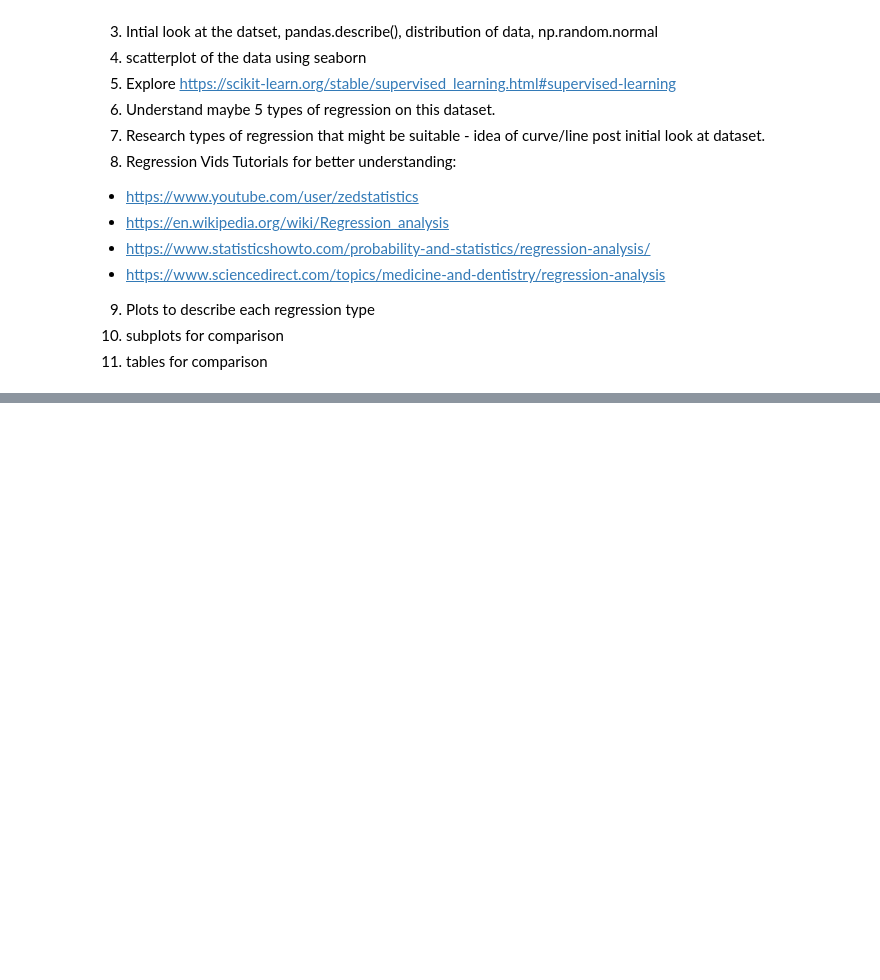
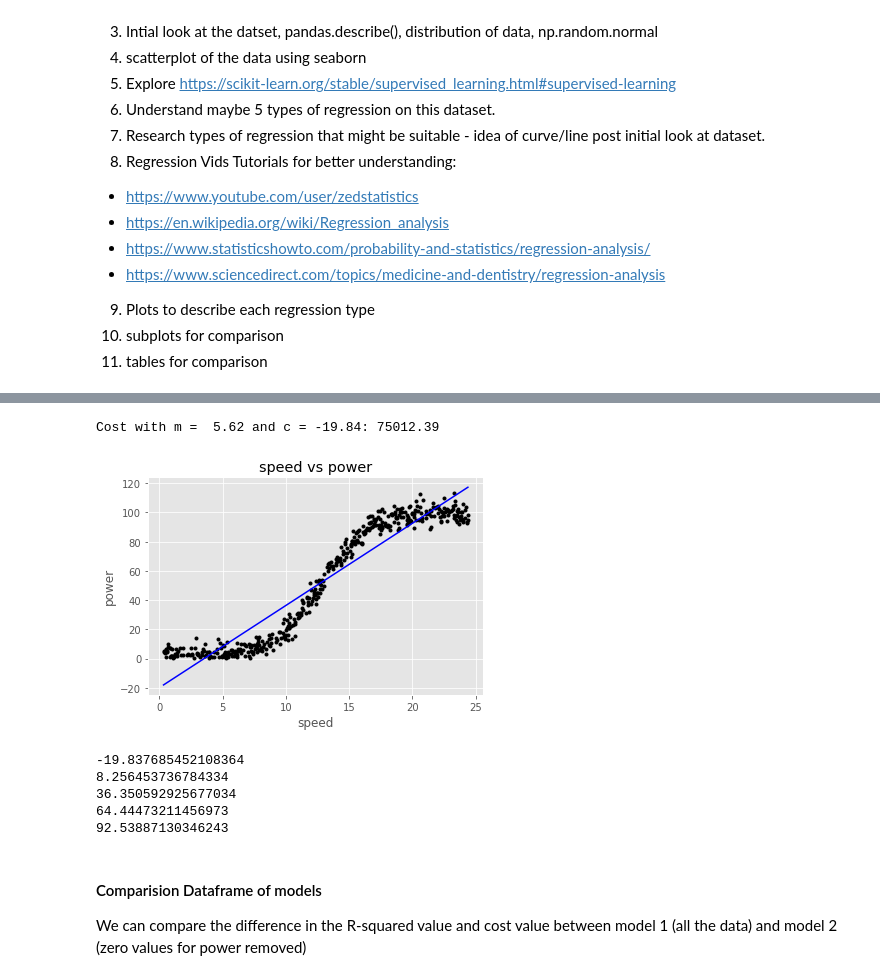
Before and after one commit to conor1982/FofDA_Project, a Jupyter notebook: FofDA_Project_2020.ipynb, the cells around one changed output, grey strips where cells are left out. Saved outputs shown, nothing was run; the diff lists cells and outputs as text; code cells hidden in the pictures; blank space fills up the shorter version.

```diff
--- a/FofDA_Project_2020.ipynb
+++ b/FofDA_Project_2020.ipynb
@@ -28,0 +179,14 @@ other types of regression on this data set
+# %%
+df2 = df[df['power']!=0].reset_index()
+# %%
+#polyfit function, identifiying coeffieients
+coeffs2= np.polyfit(df2['speed'],df2['power'],1)
+
+#power and speed values as variable
+power2 = df2['power']
+speed2 = df2['speed']
+
+
+
+#cost ref https://github.com/ianmcloughlin/jupyter-teaching-notebooks/blob/master/simple-linear-regression.ipynb
+cost2 = lambda m,c: np.sum([(power2[i] - coeffs2[0] * speed2[i] - coeffs2[1])**2 for i in range(speed2.size)])
@@ -28,0 +199,15 @@ other types of regression on this data set
+# %%
+print("Cost with m = %5.2f and c = %5.2f: %8.2f" % (coeffs2[0],coeffs2[1], cost2(coeffs2[0],coeffs2[1])))
+cost2 = cost2(coeffs2[0],coeffs2[1])
+# %% [output]
+Cost with m =  5.62 and c = -19.84: 75012.39
+# %%
+plt.plot(df2['speed'],df2['power'],'.',color='black')
+plt.title(f'{df.columns[0]} vs {df.columns[1]}')
+plt.xlabel(f'{df.columns[0]}')
+plt.ylabel(f'{df.columns[1]}')
+
+#plotting coeffeicent values
+plt.plot(df2['speed'],coeffs2[0] *df2['speed'] + coeffs2[1],color='blue',label = 'Best Fit line');
+# %% [output]
+[figure, added]
@@ -28,0 +217,16 @@ other types of regression on this data set
+# %%
+print(predict_m2(0))
+print(predict_m2(5))
+print(predict_m2(10))
+print(predict_m2(15))
+print(predict_m2(20))
+# %% [output]
+-19.837685452108364
+8.256453736784334
+36.350592925677034
+64.44473211456973
+92.53887130346243
+# %% [markdown]
+#### Comparision Dataframe of models
+
+We can compare the difference in the R-squared value and cost value between model 1 (all the data) and model 2 (zero values for power removed)
```
Also changed, not shown: parts of 29 cells of this notebook, 1 other file.
